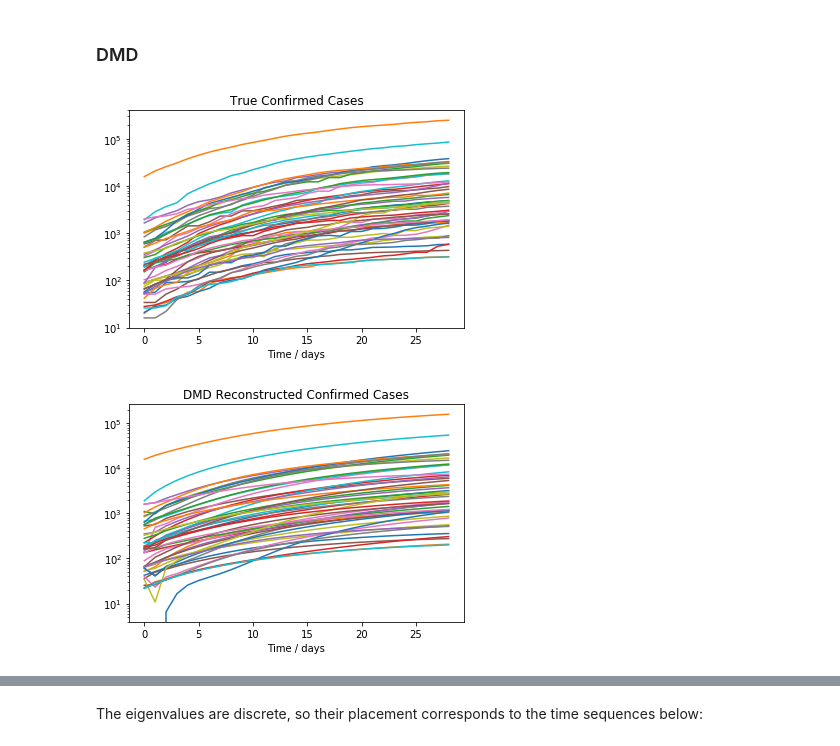
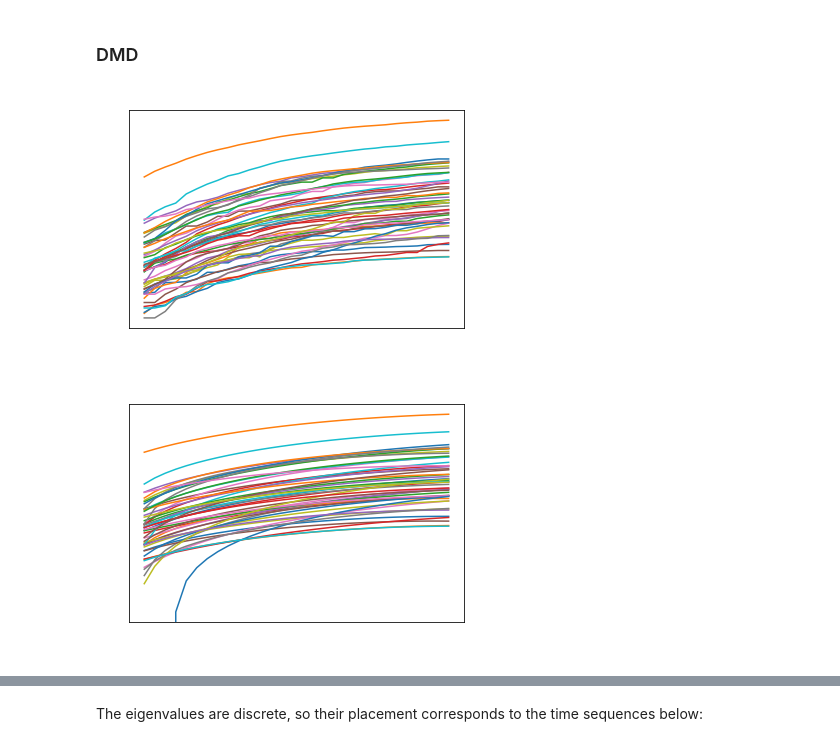
Before and after one commit to JuliaBriden/coronavirus-dmdc, a Jupyter notebook: US State Data.ipynb, the cells around one changed output, grey strips where cells are left out. Saved outputs shown, nothing was run; the diff lists cells and outputs as text; code cells hidden in the pictures.

```diff
--- a/US State Data.ipynb
+++ b/US State Data.ipynb
@@ -8,12 +8,17 @@ import pandas as pd
 import matplotlib.pyplot as plt
 from sklearn import preprocessing
 import numpy as np
-from pydmd import DMD,DMDc
+from pydmd import DMD,DMDc,DMDBase
 from datetime import timedelta, date, datetime
 import re
 from urllib.request import urlopen
 import json
 import plotly.express as px
+plt.rcParams['text.color'] = 'white'
+plt.rcParams.update({'text.color' : "white",
+                     'axes.labelcolor' : "white",
+                    'xtick.color' : "white",
+                    'ytick.color' : "white"})
 # %%
 # import csse_covid_19_daily_reports
 
@@ -212,25 +217,25 @@ array([[ 157,  196,  242, ..., 4571, 4712, 4888],
 # %% [markdown]
 ### DMD
 # %%
-dmd = DMD(svd_rank=6) # truncated SVD
+dmd = DMD(svd_rank=3) # truncated SVD
 dmd.fit(scaledData)
 
 # plot true data
 plt.title('True Confirmed Cases')
 plt.plot(scaledData.T)
 plt.xlabel('Time / days')
 plt.yscale('log')
 plt.show()
 
 # plot dmd reconstructed data
 plt.title('DMD Reconstructed Confirmed Cases')
 plt.plot(dmd.reconstructed_data.real.T)
 plt.xlabel('Time / days')
 plt.yscale('log')
 plt.show()
 # %% [output]
-[figure, old version]
+[figure, new version]
-[figure, old version]
+[figure, new version]
 # %%
 # eigenvalues of low dim operator
 
```
Also changed, not shown: parts of 27 cells of this notebook.
